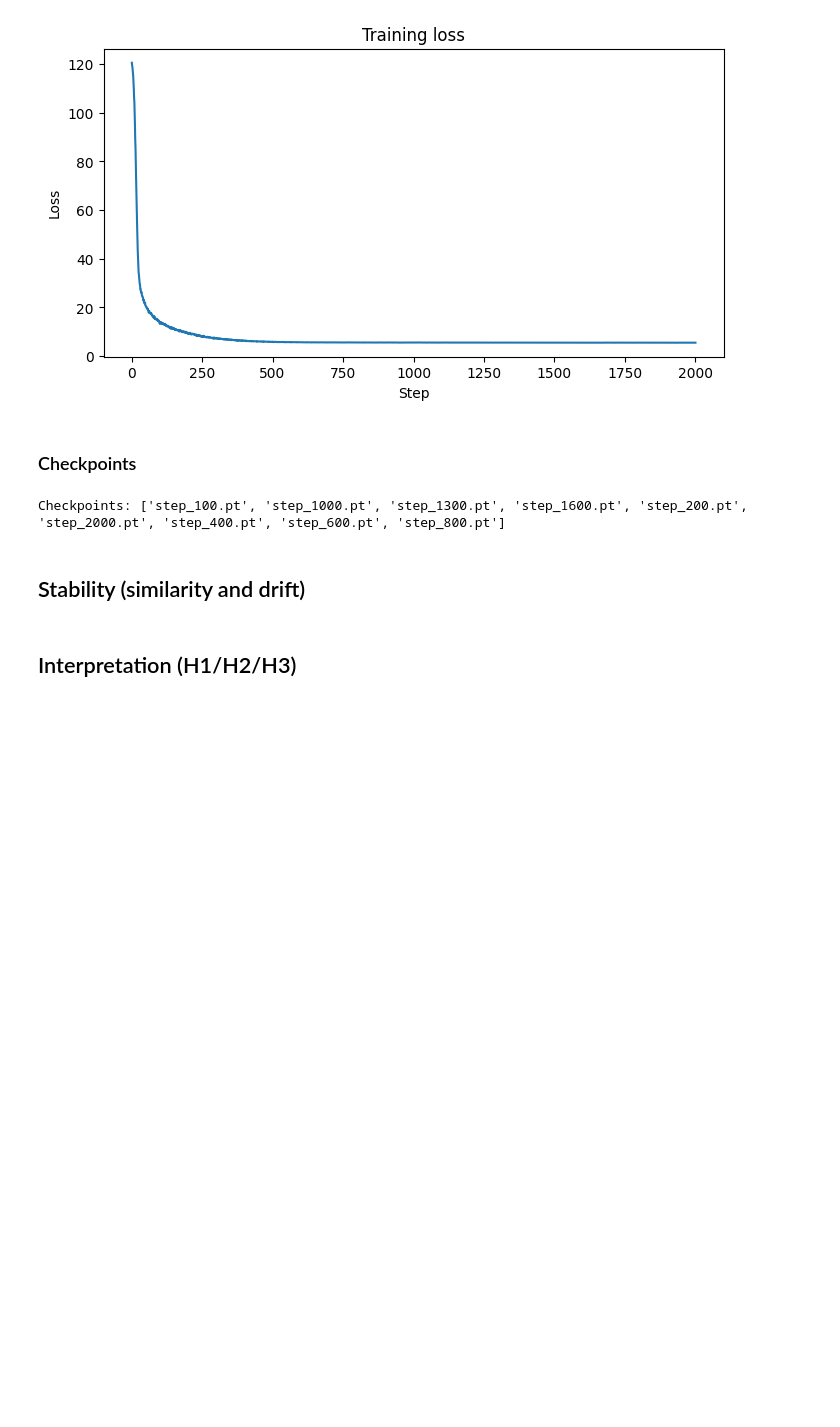
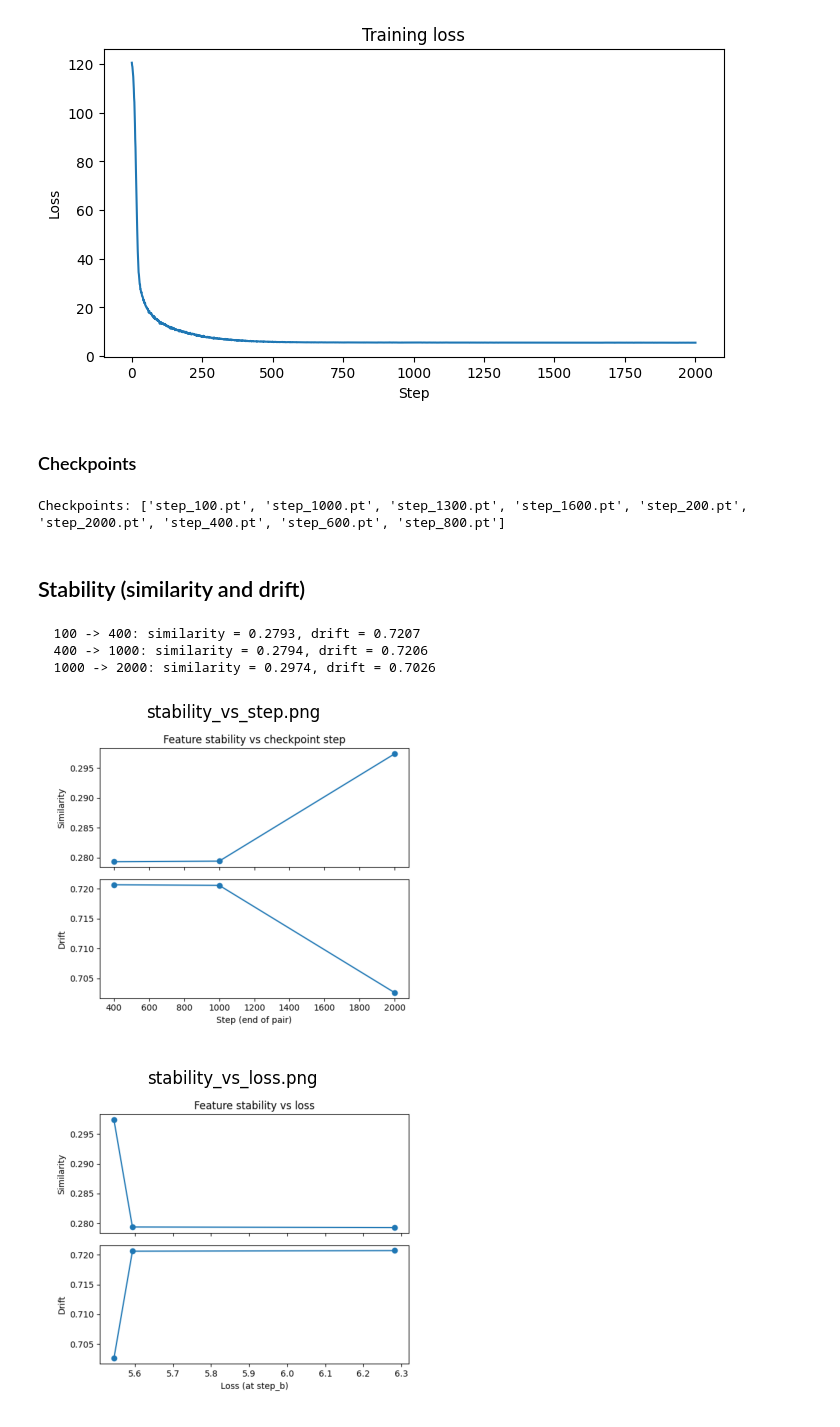
Before and after one commit to hosshonarvar/mechanistic-interpretability, a Jupyter notebook: sae_feature_emergence/findings.ipynb, the cells around one changed output. Saved outputs shown, nothing was run; the diff lists cells and outputs as text; code cells hidden in the pictures; blank space fills up the shorter version.

Commit message:
add drift plots

```diff
--- a/sae_feature_emergence/findings.ipynb
+++ b/sae_feature_emergence/findings.ipynb
@@ -50,5 +50,27 @@ else:
 Checkpoints: ['step_100.pt', 'step_1000.pt', 'step_1300.pt', 'step_1600.pt', 'step_200.pt', 'step_2000.pt', 'step_400.pt', 'step_600.pt', 'step_800.pt']
 # %% [markdown]
 ## Stability (similarity and drift)
-# %% [markdown]
-## Interpretation (H1/H2/H3)
+# %%
+stability_path = RESULTS_DIR / "stability_results.json"
+if stability_path.exists():
+    with open(stability_path) as f:
+        stability = json.load(f)
+    for r in stability:
+        print(f"  {r['step_a']} -> {r['step_b']}: similarity = {r['similarity']:.4f}, drift = {r['drift']:.4f}")
+    for name in ["stability_vs_step.png", "stability_vs_loss.png"]:
+        p = RESULTS_DIR / name
+        if p.exists():
+            img = plt.imread(p)
+            plt.figure(figsize=(8, 4))
+            plt.imshow(img)
+            plt.axis("off")
+            plt.title(name)
+            plt.show()
+else:
+    print("No stability_results.json yet. Run make sae-stability-all then make sae-plots.")
+# %% [output]
+  100 -> 400: similarity = 0.2793, drift = 0.7207
+  400 -> 1000: similarity = 0.2794, drift = 0.7206
+  1000 -> 2000: similarity = 0.2974, drift = 0.7026
+[figure, added]
+[figure, added]
```
Also changed, not shown: parts of 1 cell of this notebook, 2 other files.
